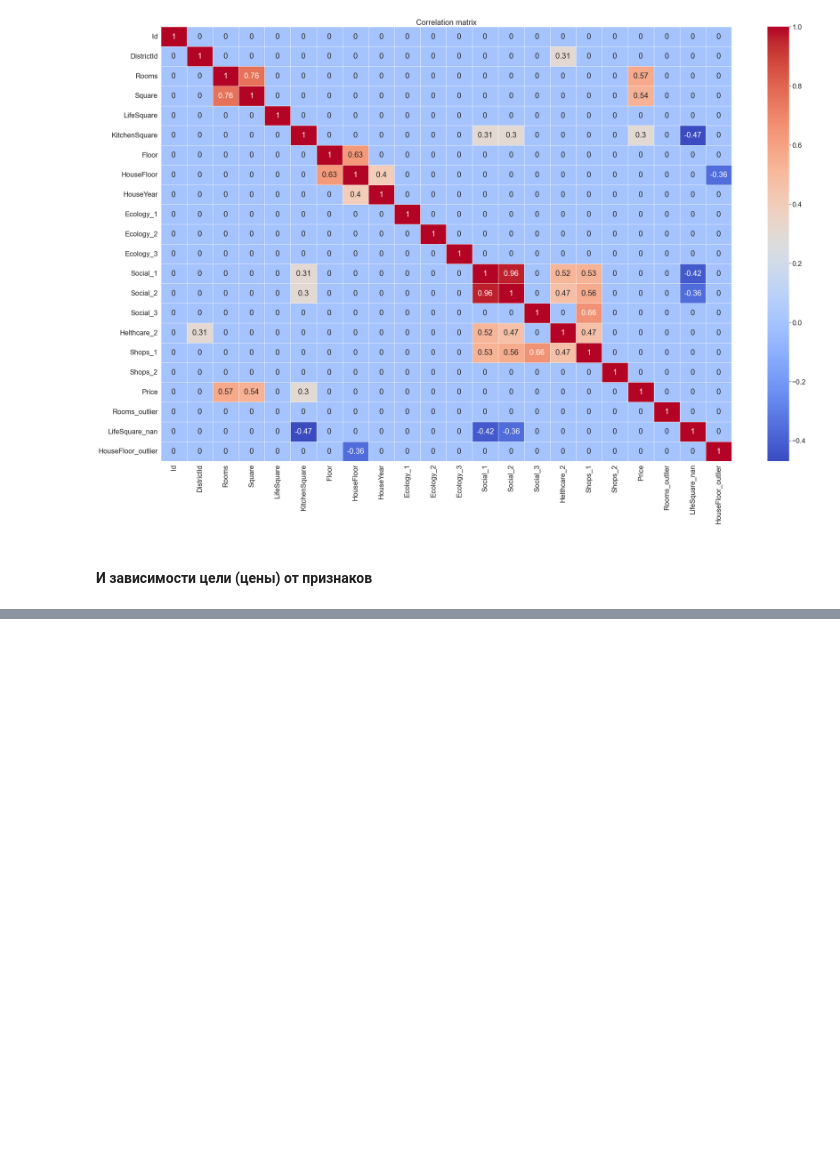
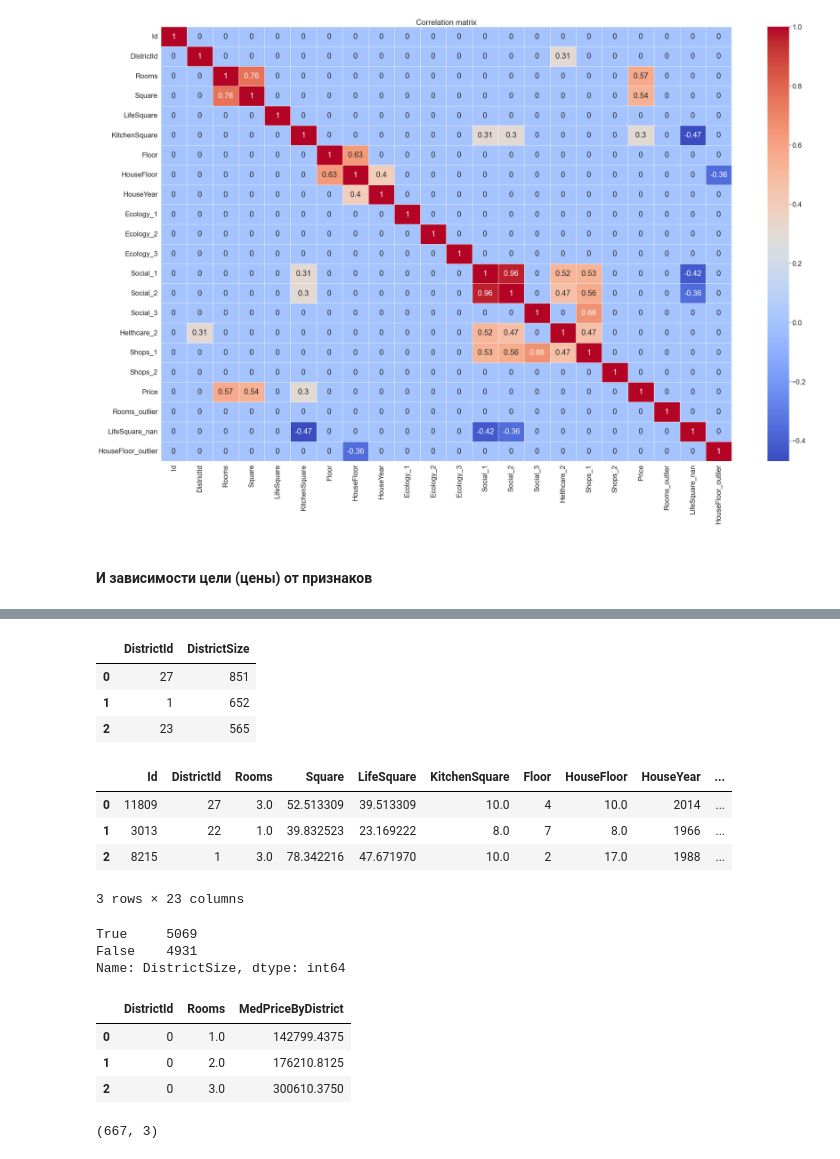
Before and after one commit to samoryad/datascience_GB, a Jupyter notebook: project_price_prediction/project_price_prediction.ipynb, the cells around one changed output, grey strips where cells are left out. Saved outputs shown, nothing was run; the diff lists cells and outputs as text; code cells hidden in the pictures; blank space fills up the shorter version.

Commit message:
project updated (new features created, class FeatureGenetator created, train_test_split done)

```diff
--- a/project_price_prediction/project_price_prediction.ipynb
+++ b/project_price_prediction/project_price_prediction.ipynb
@@ -530,0 +539,24 @@ plt.show()
+# %%
+district_size = train_df['DistrictId'].value_counts().reset_index()\
+                    .rename(columns={'index':'DistrictId', 'DistrictId':'DistrictSize'})
+district_size.head(3)
+# %% [output]
+|  | DistrictId | DistrictSize |
+| 0 | 27 | 851 |
+| 1 | 1 | 652 |
+| 2 | 23 | 565 |
+# %%
+train_df = train_df.merge(district_size, on='DistrictId', how='left')
+train_df.head(3)
+# %% [output]
+|  | Id | DistrictId | Rooms | Square | LifeSquare | KitchenSquare | Floor | HouseFloor | HouseYear | ... |
+| 0 | 11809 | 27 | 3.0 | 52.513309 | 39.513309 | 10.0 | 4 | 10.0 | 2014 | ... |
+| 1 | 3013 | 22 | 1.0 | 39.832523 | 23.169222 | 8.0 | 7 | 8.0 | 1966 | ... |
+| 2 | 8215 | 1 | 3.0 | 78.342216 | 47.671970 | 10.0 | 2 | 17.0 | 1988 | ... |
+3 rows × 23 columns
+# %%
+(train_df['DistrictSize'] > 100).value_counts()
+# %% [output]
+True     5069
+False    4931
+Name: DistrictSize, dtype: int64
@@ -530,0 +565,14 @@ plt.show()
+# %%
+med_price_by_district = train_df.groupby(['DistrictId', 'Rooms'], as_index=False).agg({'Price':'median'})\
+                            .rename(columns={'Price':'MedPriceByDistrict'})
+
+med_price_by_district.head(3)
+# %% [output]
+|  | DistrictId | Rooms | MedPriceByDistrict |
+| 0 | 0 | 1.0 | 142799.4375 |
+| 1 | 0 | 2.0 | 176210.8125 |
+| 2 | 0 | 3.0 | 300610.3750 |
+# %%
+med_price_by_district.shape
+# %% [output]
+(667, 3)
```
Also changed, not shown: parts of 22 cells of this notebook.
